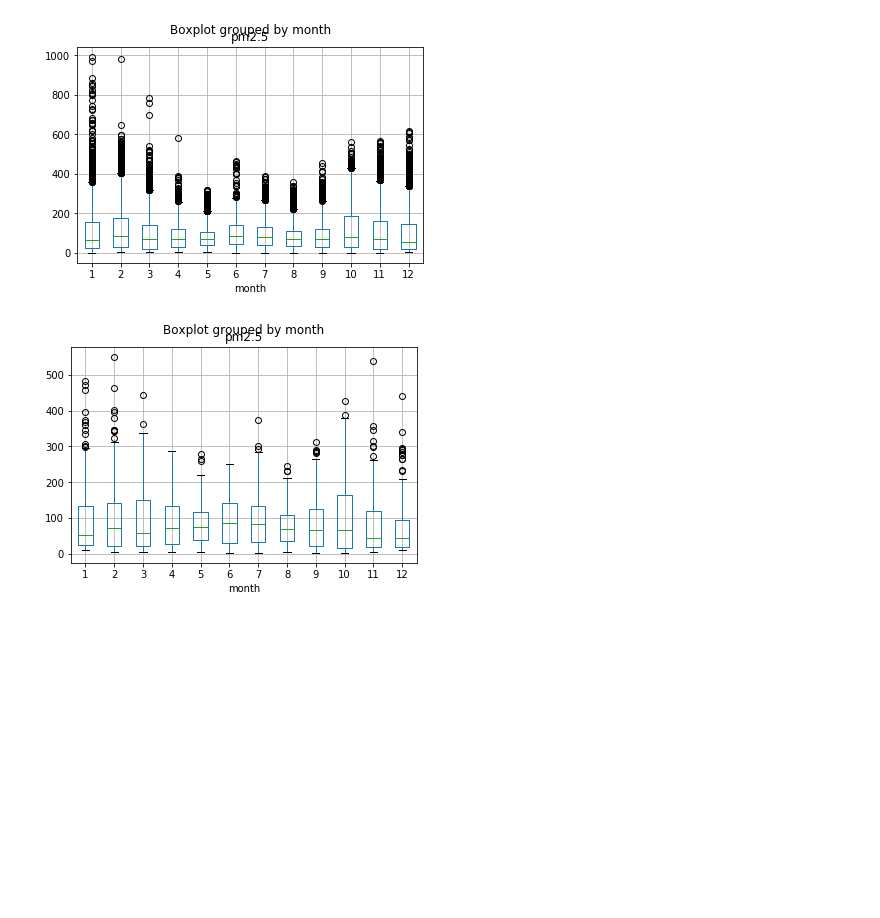
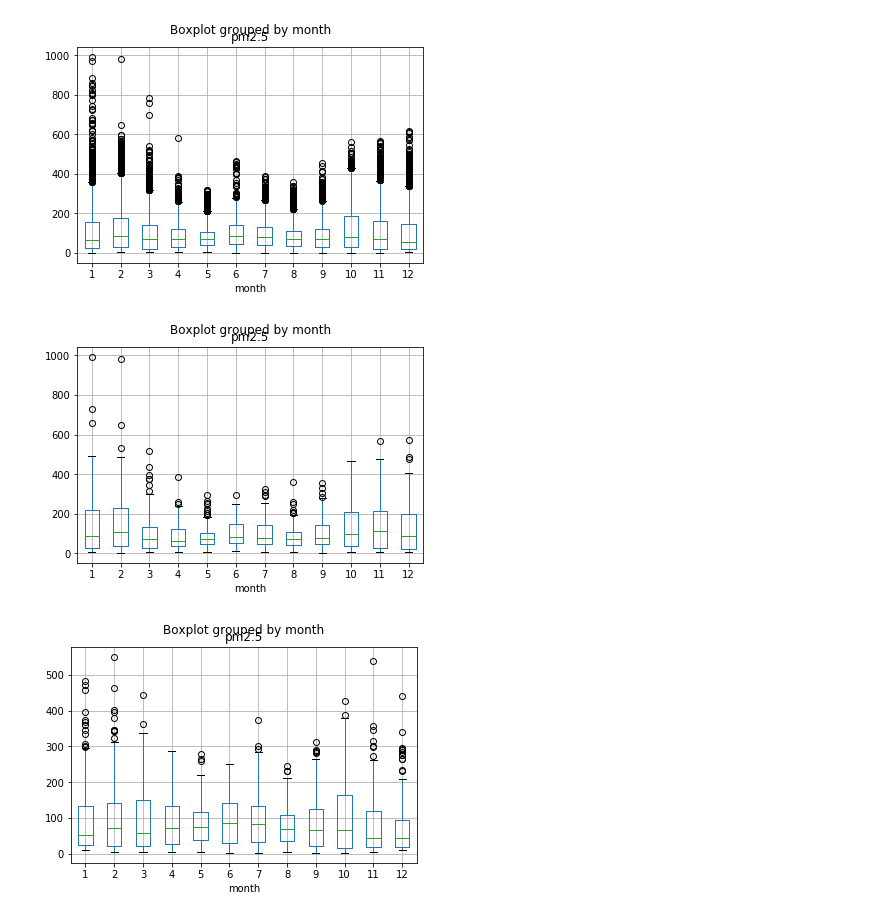
Before and after one commit to ispapadakis/mts, a Jupyter notebook: Exploratory Data Analysis.ipynb, the cells around one changed output. Cells and saved outputs as stored; diff of their text form; code cells hidden in the pictures; blank space fills up the shorter version.

```diff
--- a/Exploratory Data Analysis.ipynb
+++ b/Exploratory Data Analysis.ipynb
@@ -42,6 +90,10 @@ beijing.head(10)
 ax = beijing.boxplot("pm2.5",by="month")
 # %% [output]
 [figure]
+# %%
+ax = beijing.loc[beijing.hour==1].boxplot("pm2.5",by="month")
+# %% [output]
+[figure, added]
 # %%
 ax = beijing.loc[beijing.hour==12].boxplot("pm2.5",by="month")
 # %% [output]
```
Also changed, not shown: parts of 18 cells of this notebook, 2 other files.
